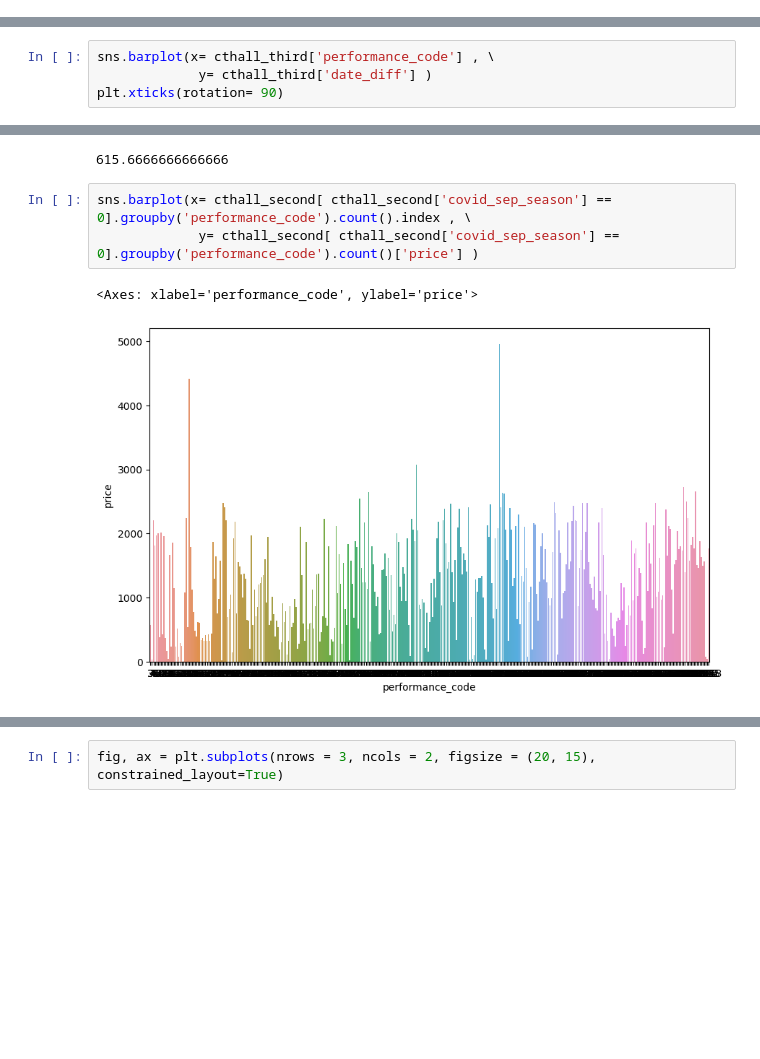
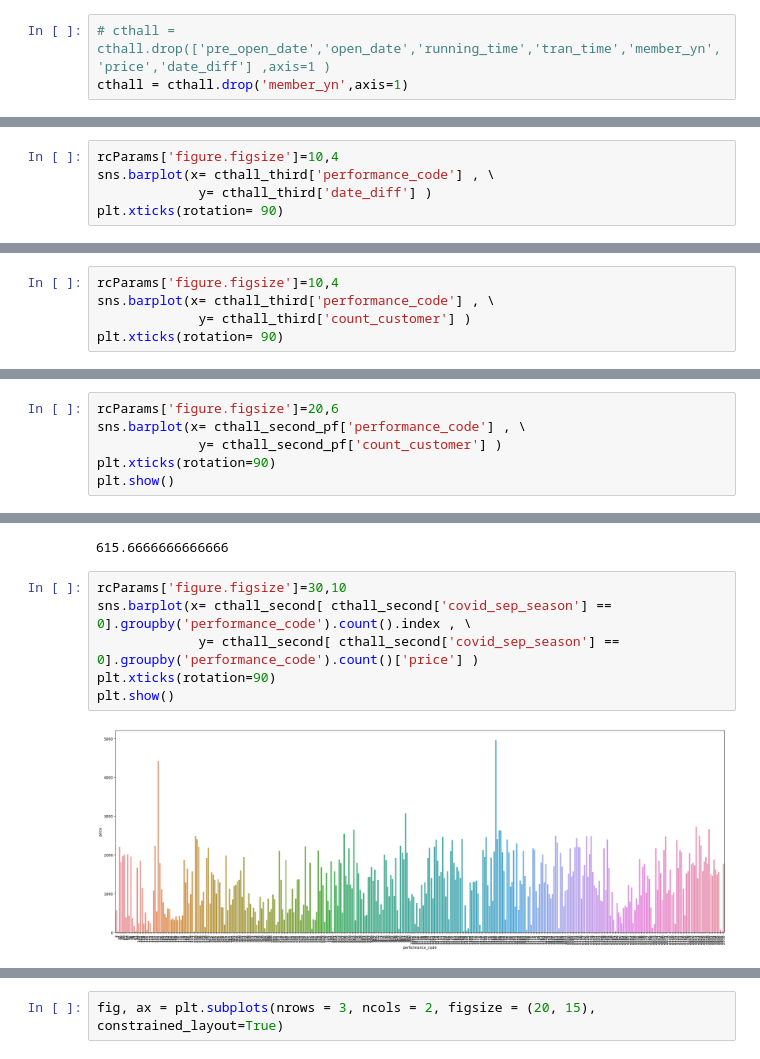
Before and after one commit to damidaa/bigcontest_2023, a Jupyter notebook: preprocessing/merge_Cutrow.ipynb, the cells around one changed output, grey strips where cells are left out. Saved outputs shown, nothing was run; the diff lists cells and outputs as text; blank space fills up the shorter version.

```diff
--- a/preprocessing/merge_Cutrow.ipynb
+++ b/preprocessing/merge_Cutrow.ipynb
@@ -286,3 +296,6 @@ cthall_covid.shape
 cthall_no_covid.shape
 # %% [output]
 (682323, 17)
+# %%
+# cthall = cthall.drop(['pre_open_date','open_date','running_time','tran_time','member_yn','price','date_diff'] ,axis=1 )
+cthall = cthall.drop('member_yn',axis=1)
@@ -428,4 +802,5 @@ cthall_third = cthall_second_merged[ (cthall_second_merged['count_customer']>=20
 # %%
+rcParams['figure.figsize']=10,4
 sns.barplot(x= cthall_third['performance_code'] , \
              y= cthall_third['date_diff'] )
 plt.xticks(rotation= 90)
@@ -450,0 +826,5 @@ plt.xticks(rotation= 90)
+# %%
+rcParams['figure.figsize']=10,4
+sns.barplot(x= cthall_third['performance_code'] , \
+             y= cthall_third['count_customer'] )
+plt.xticks(rotation= 90)
@@ -489,0 +913,6 @@ sns.barplot(x= cthall_second_pf['performance_code'] , \
+# %%
+rcParams['figure.figsize']=20,6
+sns.barplot(x= cthall_second_pf['performance_code'] , \
+             y= cthall_second_pf['count_customer'] )
+plt.xticks(rotation=90)
+plt.show()
@@ -498,9 +929,11 @@ cthall_second[ cthall_second['covid_sep_season'] != 0].groupby('performance_code
 # %% [output]
 615.6666666666666
 # %%
+rcParams['figure.figsize']=30,10
 sns.barplot(x= cthall_second[ cthall_second['covid_sep_season'] == 0].groupby('performance_code').count().index , \
              y= cthall_second[ cthall_second['covid_sep_season'] == 0].groupby('performance_code').count()['price'] )
+plt.xticks(rotation=90)
+plt.show()
 # %% [output]
-<Axes: xlabel='performance_code', ylabel='price'>
-[figure, old version]
+[figure, new version]
 # %%
```
Also changed, not shown: parts of 81 cells of this notebook, 1 other file.
